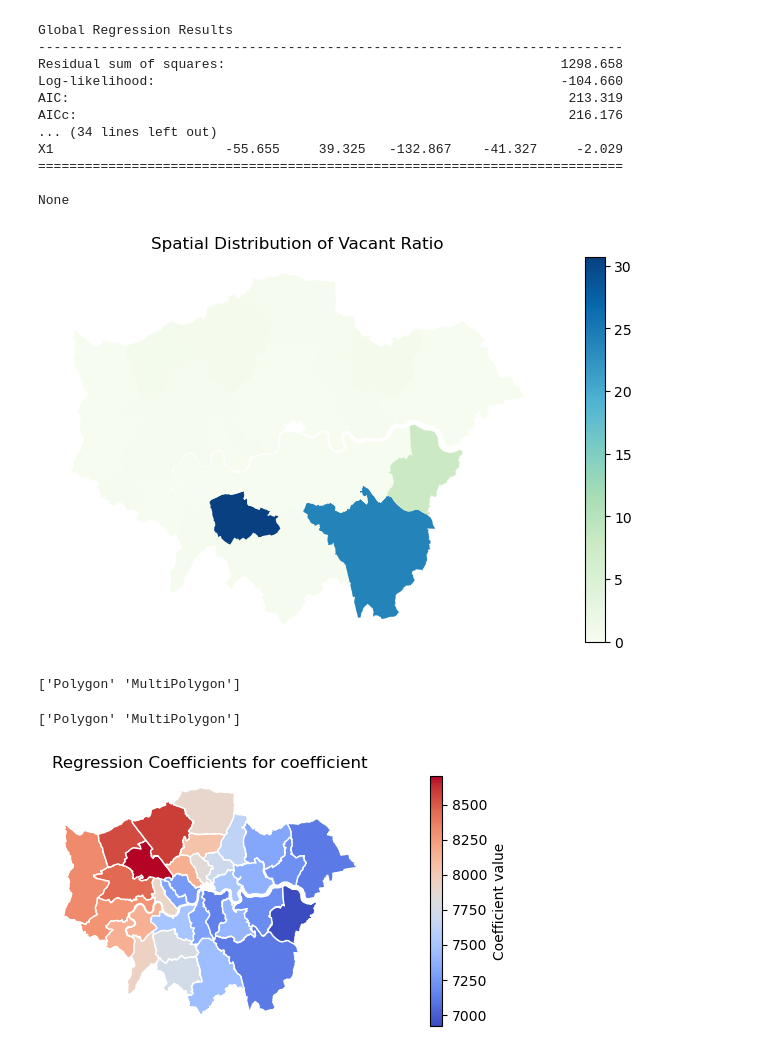
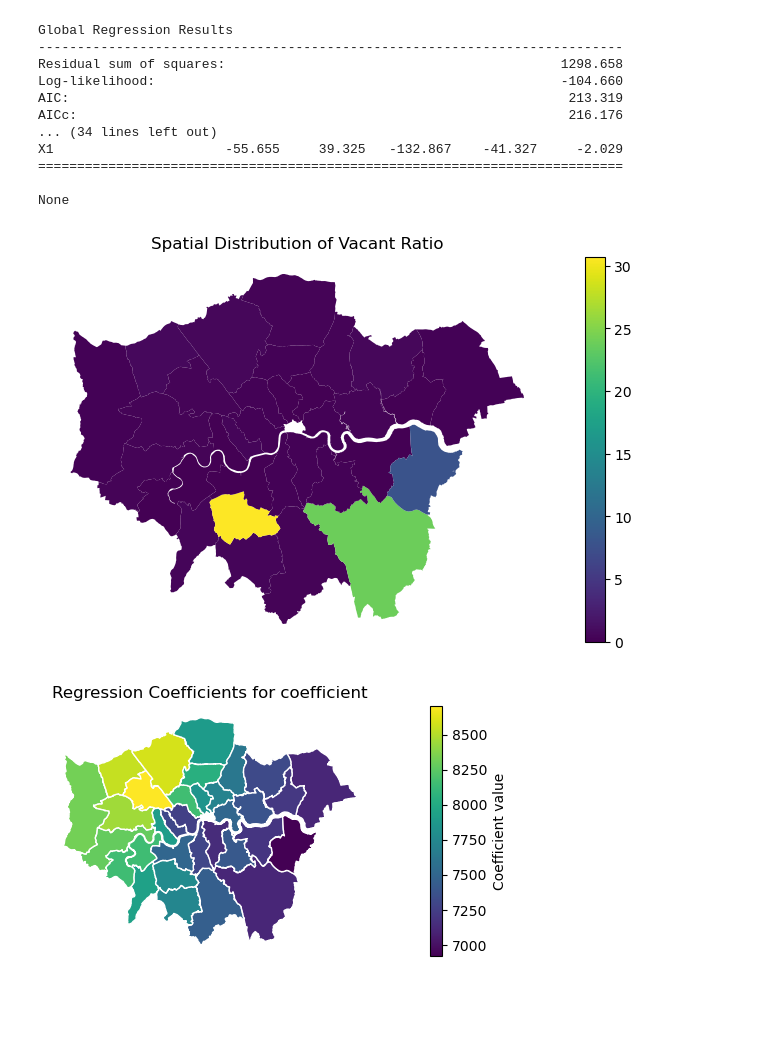
Before and after one commit to VeraLi0710/13Group-work_Airbnb-Patterns-London, a Jupyter notebook: Moran_point_pattern.ipynb, the cells around one changed output. Drawn from its saved outputs; the diff is of its cells as text; code cells hidden in the pictures; blank space fills up the shorter version.

```diff
--- a/Moran_point_pattern.ipynb
+++ b/Moran_point_pattern.ipynb
@@ -389,19 +430,3 @@ print(zone.geometry.type.unique())
 # GWR model
 from mgwr.gwr import GWR
 from mgwr.sel_bw import Sel_BW
-# %%
-# Calculate geometric centroids and extract coordinates
-zone['centro'] = zone.geometry.centroid
-zone['X'] = zone['centro'].x
-zone['Y'] = zone['centro'].y
-
-# Check for and handle missing values
-print("Missing Values Situation:\n", zone[['Monthly_rent_2023', 'Vacant_Ratio', 'Ratio_of_more_than_90']].isna().sum())
-zone = zone.dropna(subset=['Monthly_rent_2023', 'Vacant_Ratio', 'Ratio_of_more_than_90'])
-
-# Visualize the distribution of the dependent variable
-fig, ax = plt.subplots(figsize=(6, 6))
-zone.plot(column="Ratio_of_more_than_90", cmap='GnBu', edgecolor='white', ax=ax)
-ax.set_axis_off()
-plt.title("Ratio_of_more_than_90 Spatial Distribution")
-plt.show()
@@ -478,5 +433,8 @@ print(zone.geometry.type.unique())
 # %%
-# Assuming your data is already loaded into 'zone'
+zone = zone.to_crs("EPSG:27700")
+zone['centro'] = zone.geometry.centroid
+zone['X'] = zone['centro'].x
+zone['Y'] = zone['centro'].y
 g_y_rent = zone['Monthly_rent_2023'].values.reshape((-1, 1))
 g_X_rent = zone[['Ratio_of_more_than_90']].values
 g_coords = list(zip(zone['X'], zone['Y']))
@@ -565,15 +522,10 @@ X1                      -55.655     39.325   -132.867    -41.327     -2.029
 None
 # %%
 fig, ax = plt.subplots(figsize=(10, 5))
-# Assuming 'zone' contains polygon geometries
-zone.plot(column='Vacant_Ratio', cmap='GnBu', legend=True, ax=ax)
+zone.plot(column='Vacant_Ratio', cmap='viridis', legend=True, ax=ax)
 ax.set_title("Spatial Distribution of Vacant Ratio")
 ax.set_axis_off()
 plt.show()
 # %% [output]
-[figure, old version]
+[figure, new version]
-# %%
-print(zone.geometry.type.unique())
-# %% [output]
-['Polygon' 'MultiPolygon']
 # %%
@@ -581,9 +532,5 @@ print(zone.geometry.type.unique())
 zone['coefficient'] = gwr_results_rent.params[:, 1]  # Add coefficients
 zone['t_values'] = gwr_results_rent.tvalues[:, 1]  # Add t-values
-# %%
-print(zone.geometry.type.unique())
-# %% [output]
-['Polygon' 'MultiPolygon']
 # %%
 # Define the variable names to be visualized, corresponding to the regression results added
 var_names = ['coefficient']  # Adjust this if more variables from the model should be visualized
@@ -596,7 +543,7 @@ if len(var_names) == 1:
 
 for i, var in enumerate(var_names):
     ax = axes[i]  # Access each subplot axis
-    zone.plot(column=var, cmap='coolwarm', legend=True, ax=ax, edgecolor='white', legend_kwds={'label': "Coefficient value"})
+    zone.plot(column=var, cmap='viridis', legend=True, ax=ax, edgecolor='white', legend_kwds={'label': "Coefficient value"})
     ax.set_title(f'Regression Coefficients for {var}')
     ax.set_axis_off()
 
@@ -608,7 +555,7 @@ for i, var in enumerate(var_names):
 plt.tight_layout()
 plt.show()
 # %% [output]
-[figure, old version]
+[figure, new version]
 # %%
 # Fit GWR for Monthly_rent_2023
 gwr_model_rent = GWR(g_coords, zone['Monthly_rent_2023'].values.reshape((-1, 1)),
```
Also changed, not shown: parts of 17 cells of this notebook, 11 other files.
